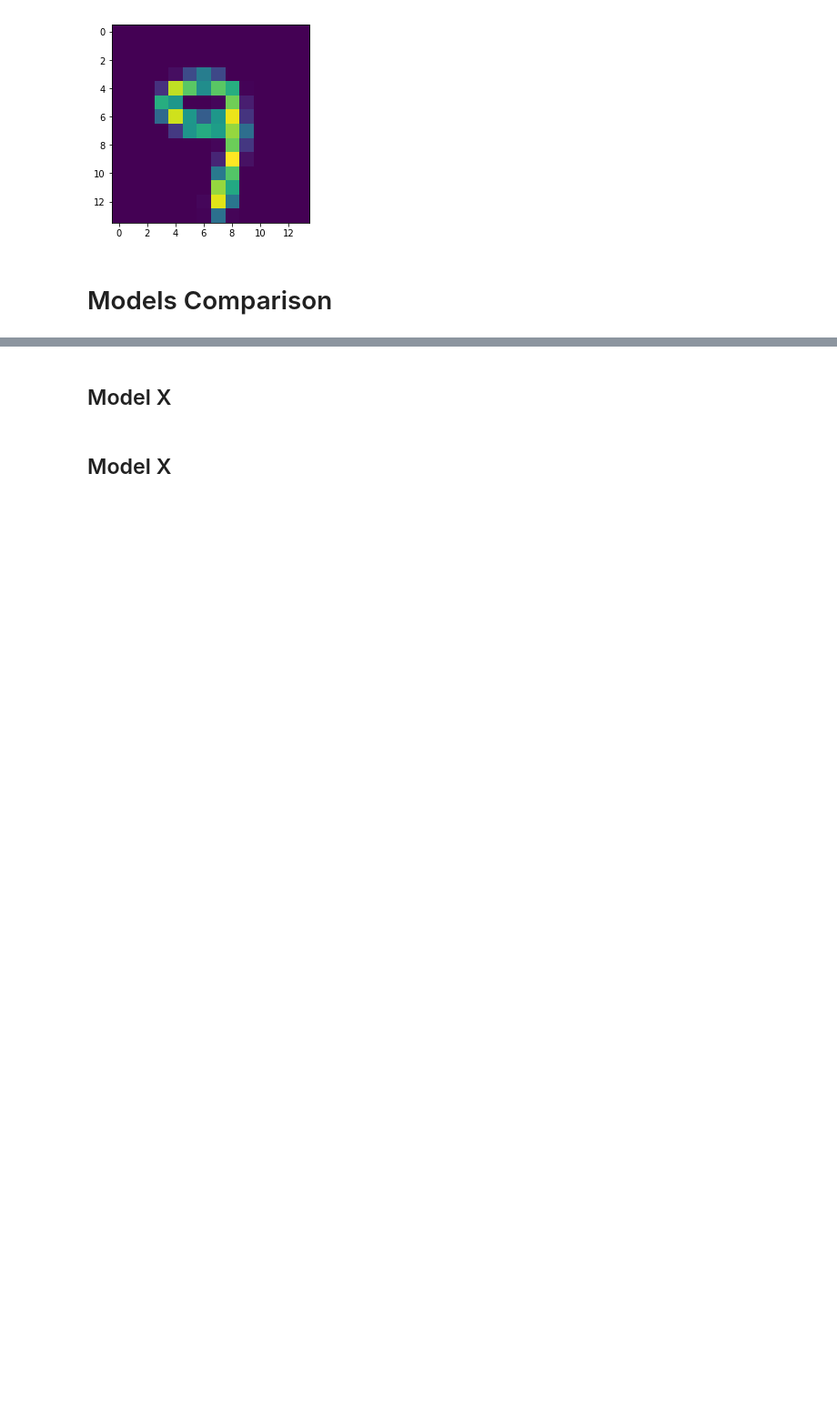
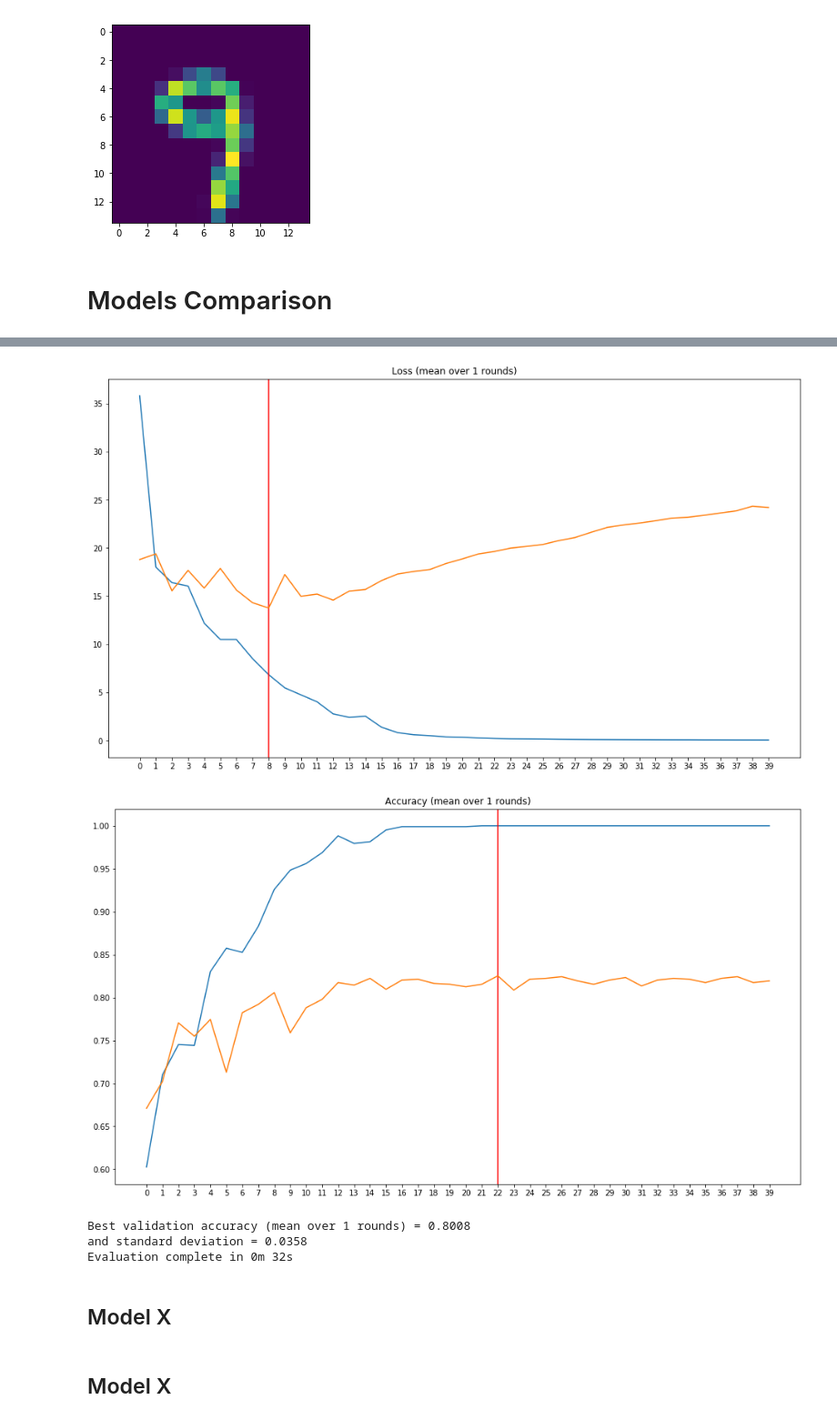
Before and after one commit to gregunz/DeepLearning2019, a Jupyter notebook: Proj1/Project1.ipynb, the cells around one changed output, grey strips where cells are left out. Shown: that part at 91% size. Saved outputs shown, nothing was run; the diff lists cells and outputs as text; code cells hidden in the pictures; blank space fills up the shorter version.

```diff
--- a/Proj1/Project1.ipynb
+++ b/Proj1/Project1.ipynb
@@ -61,3 +72,12 @@ UnboundLocalError: local variable 'img' referenced before assignment
+# %%
+criterion = nn.BCELoss()
+evaluate_model(BaselineCNN, criterion, num_epochs=40, num_rounds=1);
+# %% [output]
+[figure, added]
+[figure, added]
+Best validation accuracy (mean over 1 rounds) = 0.8008
+and standard deviation = 0.0358
+Evaluation complete in 0m 32s
 # %% [markdown]
 ## Model X
 # %% [markdown]
```
Also changed, not shown: parts of 8 cells of this notebook, 2 other files.
